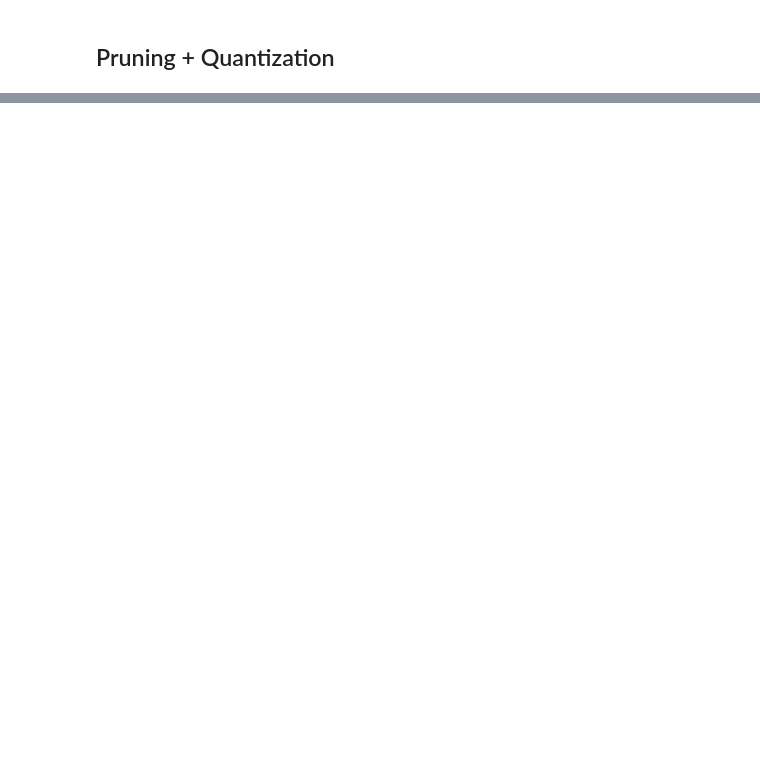
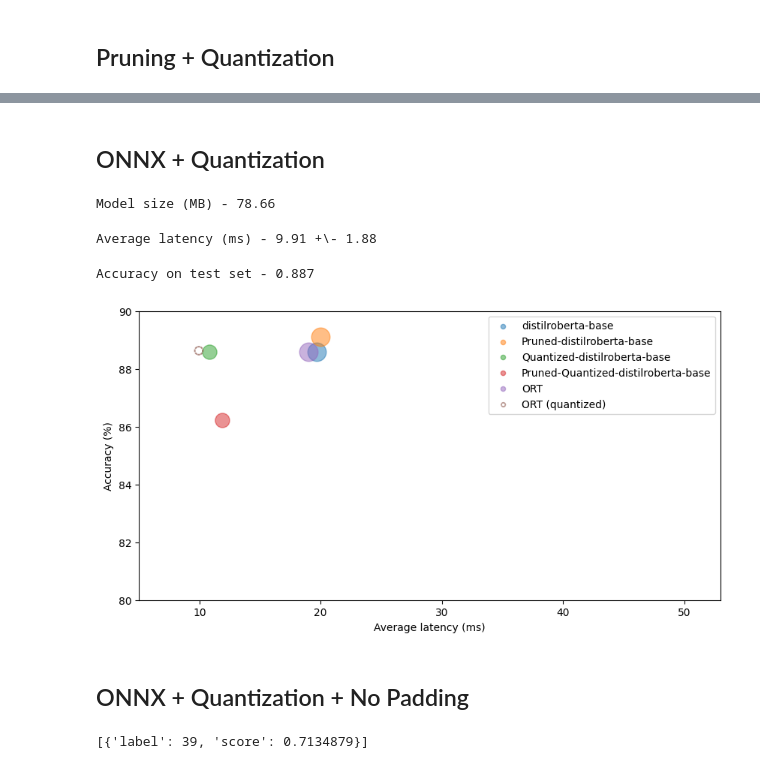
Before and after one commit to subhasisj/NLP-MLOps-Pipeline, a Jupyter notebook: Notebooks/02-Model-Compression.ipynb, the cells around one changed output, grey strips where cells are left out. Cells and saved outputs as stored; diff of their text form; code cells hidden in the pictures; blank space fills up the shorter version.

```diff
--- a/Notebooks/02-Model-Compression.ipynb
+++ b/Notebooks/02-Model-Compression.ipynb
@@ -210,0 +316,43 @@ Accuracy on test set - 0.862
+# %% [markdown]
+## ONNX + Quantization
+# %%
+from onnxruntime.quantization import quantize_dynamic, QuantType
+
+model_output = "models/onnx/distilroberta.quant.onnx"
+quantize_dynamic(onnx_model_path, model_output, weight_type=QuantType.QInt8)
+# %%
+onnx_quantized_model = create_model_for_provider(model_output)
+pipe = OnnxPipeline(onnx_quantized_model, tokenizer)
+optim_type = "ORT (quantized)"
+pb = OnnxPerformanceBenchmark(pipe, clinc["test"], optim_type,
+                              model_path=model_output)
+perf_metrics.update(pb.run_benchmark())
+plot_metrics(perf_metrics, optim_type)
+# %% [output]
+Model size (MB) - 78.66
+Average latency (ms) - 9.91 +\- 1.88
+Accuracy on test set - 0.887
+[figure, added]
+# %% [markdown]
+## ONNX + Quantization + No Padding
+# %%
+class OnnxPipelineNoPadding(OnnxPipeline):
+    def __init__(self, model, tokenizer):
+        self.model = model
+        self.tokenizer = tokenizer
+
+    def __call__(self, query):
+        model_inputs = self.tokenizer(query, return_tensors="pt",padding=False)
+        inputs_onnx = {k: v.cpu().detach().numpy()
+                       for k, v in model_inputs.items()}
+        logits = self.model.run(None, inputs_onnx)[0][0, :]
+        probs = softmax(logits)
+        pred_idx = np.argmax(probs).item()
+        return [{"label": pred_idx, "score": probs[pred_idx]}]
+
+
+query = 'I want to book a cab to the airport'
+pipe = OnnxPipeline(onnx_model, tokenizer)
+pipe(query)
+# %% [output]
+[{'label': 39, 'score': 0.7134879}]
```
Also changed, not shown: parts of 18 cells of this notebook.
